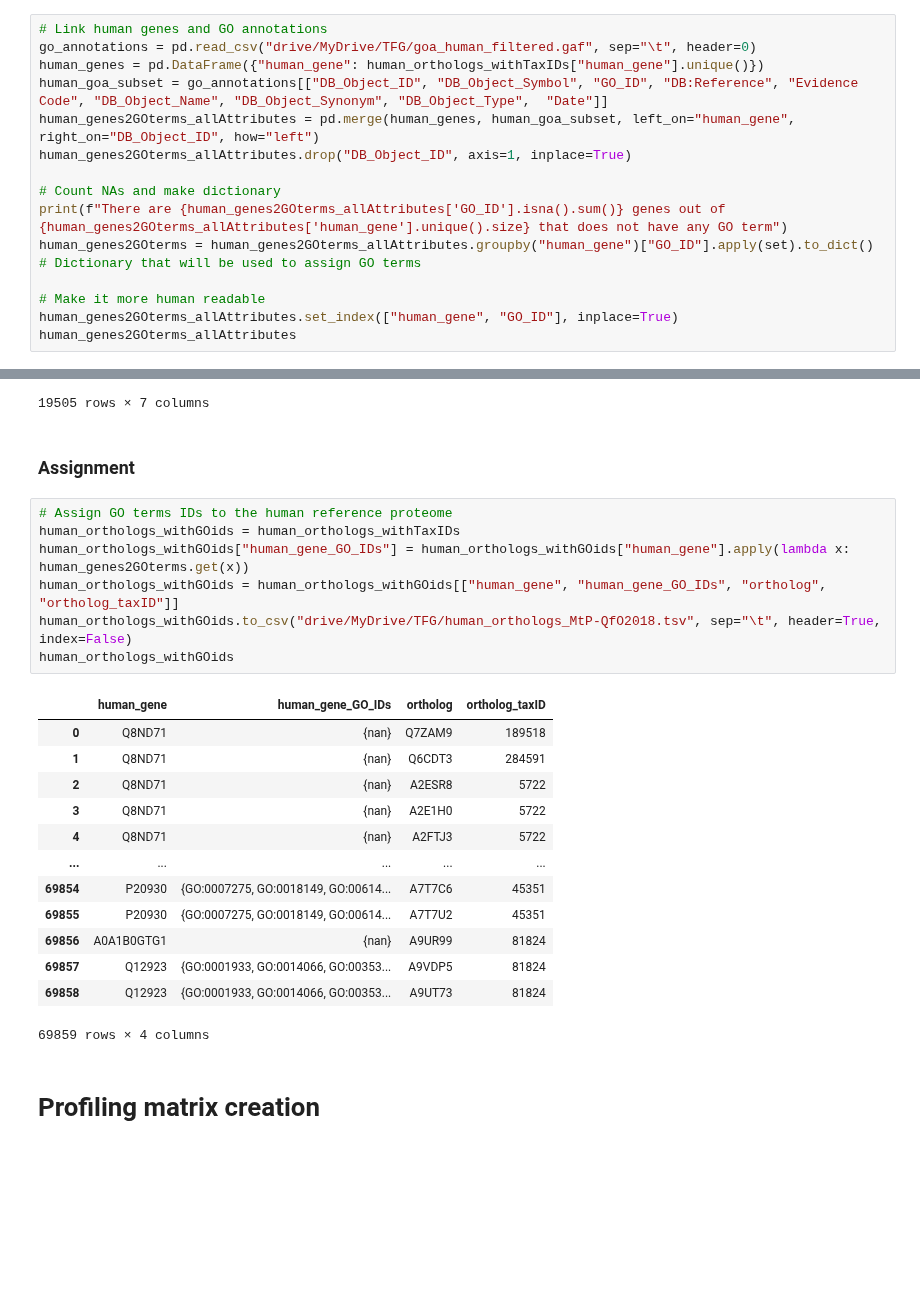
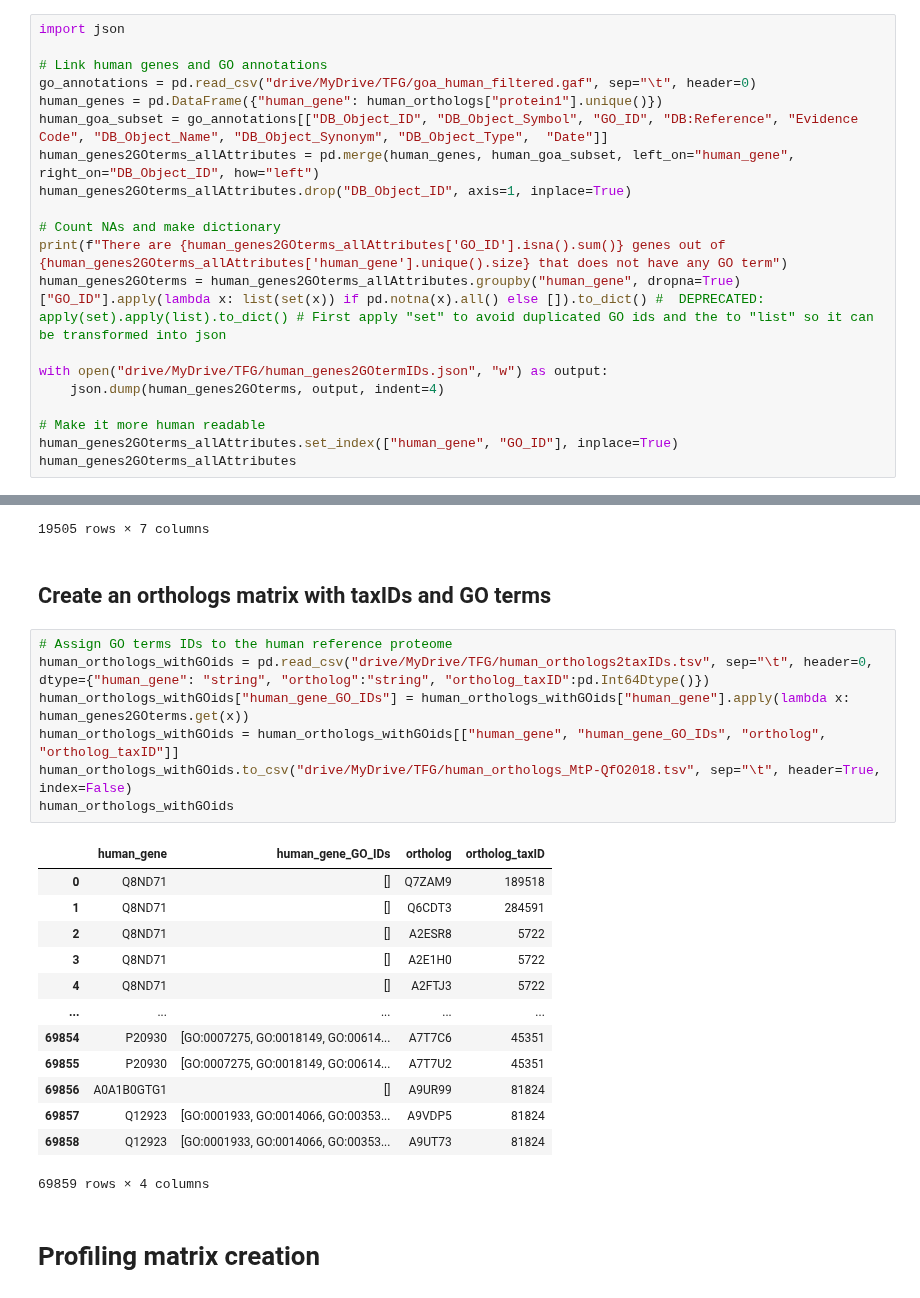
Before and after one commit to geovalexis/PP2GO, a Jupyter notebook: Methods.ipynb, the cells around one changed output, grey strips where cells are left out. Drawn from its saved outputs; the diff is of its cells as text; blank space fills up the shorter version.

```diff
--- a/Methods.ipynb
+++ b/Methods.ipynb
@@ -500,16 +498,21 @@ go_annotations
 | 607390 | UniProtKB | W6CW81 | PYDC5 | NaN | GO:0098586 | PMID:24531343 | IDA | ... |
 98282 rows × 17 columns
 # %%
+import json
+
 # Link human genes and GO annotations
 go_annotations = pd.read_csv("drive/MyDrive/TFG/goa_human_filtered.gaf", sep="\t", header=0)
-human_genes = pd.DataFrame({"human_gene": human_orthologs_withTaxIDs["human_gene"].unique()})
+human_genes = pd.DataFrame({"human_gene": human_orthologs["protein1"].unique()})
 human_goa_subset = go_annotations[["DB_Object_ID", "DB_Object_Symbol", "GO_ID", "DB:Reference", "Evidence Code", "DB_Object_Name", "DB_Object_Synonym", "DB_Object_Type",  "Date"]]
 human_genes2GOterms_allAttributes = pd.merge(human_genes, human_goa_subset, left_on="human_gene", right_on="DB_Object_ID", how="left")
 human_genes2GOterms_allAttributes.drop("DB_Object_ID", axis=1, inplace=True)
 
 # Count NAs and make dictionary
 print(f"There are {human_genes2GOterms_allAttributes['GO_ID'].isna().sum()} genes out of  {human_genes2GOterms_allAttributes['human_gene'].unique().size} that does not have any GO term")
-human_genes2GOterms = human_genes2GOterms_allAttributes.groupby("human_gene")["GO_ID"].apply(set).to_dict() # Dictionary that will be used to assign GO terms
+human_genes2GOterms = human_genes2GOterms_allAttributes.groupby("human_gene", dropna=True)["GO_ID"].apply(lambda x: list(set(x)) if pd.notna(x).all() else []).to_dict() #  DEPRECATED: apply(set).apply(list).to_dict() # First apply "set" to avoid duplicated GO ids and the to "list" so it can be transformed into json
+
+with open("drive/MyDrive/TFG/human_genes2GOtermIDs.json", "w") as output:
+    json.dump(human_genes2GOterms, output, indent=4)
 
 # Make it more human readable
 human_genes2GOterms_allAttributes.set_index(["human_gene", "GO_ID"], inplace=True)
@@ -530,28 +533,28 @@ There are 2569 genes out of  5254 that does not have any GO term
 |  | GO:0035335 | PTPN13 | PMID:23604317 | IMP | Tyrosine-protein phosphatase non-... | PTPN13|PNP1|PTP1E|PTPL1 | ... |
 |  | GO:0071345 | PTPN13 | Reactome:R-HSA-9008059 | TAS | Tyrosine-protein phosphatase non-... | PTPN13|PNP1|PTP1E|PTPL1 | ... |
 19505 rows × 7 columns
-# %% [markdown]
-### Assignment
+# %% [markdown]
+## Create an orthologs matrix with taxIDs and GO terms
 # %%
 # Assign GO terms IDs to the human reference proteome
-human_orthologs_withGOids = human_orthologs_withTaxIDs
+human_orthologs_withGOids = pd.read_csv("drive/MyDrive/TFG/human_orthologs2taxIDs.tsv", sep="\t", header=0, dtype={"human_gene": "string", "ortholog":"string", "ortholog_taxID":pd.Int64Dtype()})
 human_orthologs_withGOids["human_gene_GO_IDs"] = human_orthologs_withGOids["human_gene"].apply(lambda x: human_genes2GOterms.get(x))
 human_orthologs_withGOids = human_orthologs_withGOids[["human_gene", "human_gene_GO_IDs", "ortholog", "ortholog_taxID"]]
 human_orthologs_withGOids.to_csv("drive/MyDrive/TFG/human_orthologs_MtP-QfO2018.tsv", sep="\t", header=True, index=False)
 human_orthologs_withGOids
 # %% [output]
 |  | human_gene | human_gene_GO_IDs | ortholog | ortholog_taxID |
-| 0 | Q8ND71 | {nan} | Q7ZAM9 | 189518 |
-| 1 | Q8ND71 | {nan} | Q6CDT3 | 284591 |
-| 2 | Q8ND71 | {nan} | A2ESR8 | 5722 |
-| 3 | Q8ND71 | {nan} | A2E1H0 | 5722 |
-| 4 | Q8ND71 | {nan} | A2FTJ3 | 5722 |
+| 0 | Q8ND71 | [] | Q7ZAM9 | 189518 |
+| 1 | Q8ND71 | [] | Q6CDT3 | 284591 |
+| 2 | Q8ND71 | [] | A2ESR8 | 5722 |
+| 3 | Q8ND71 | [] | A2E1H0 | 5722 |
+| 4 | Q8ND71 | [] | A2FTJ3 | 5722 |
 | ... | ... | ... | ... | ... |
-| 69854 | P20930 | {GO:0007275, GO:0018149, GO:00614... | A7T7C6 | 45351 |
-| 69855 | P20930 | {GO:0007275, GO:0018149, GO:00614... | A7T7U2 | 45351 |
-| 69856 | A0A1B0GTG1 | {nan} | A9UR99 | 81824 |
-| 69857 | Q12923 | {GO:0001933, GO:0014066, GO:00353... | A9VDP5 | 81824 |
-| 69858 | Q12923 | {GO:0001933, GO:0014066, GO:00353... | A9UT73 | 81824 |
+| 69854 | P20930 | [GO:0007275, GO:0018149, GO:00614... | A7T7C6 | 45351 |
+| 69855 | P20930 | [GO:0007275, GO:0018149, GO:00614... | A7T7U2 | 45351 |
+| 69856 | A0A1B0GTG1 | [] | A9UR99 | 81824 |
+| 69857 | Q12923 | [GO:0001933, GO:0014066, GO:00353... | A9VDP5 | 81824 |
+| 69858 | Q12923 | [GO:0001933, GO:0014066, GO:00353... | A9UT73 | 81824 |
 69859 rows × 4 columns
 # %% [markdown]
 # Profiling matrix creation
```
Also changed, not shown: parts of 8 cells of this notebook.
